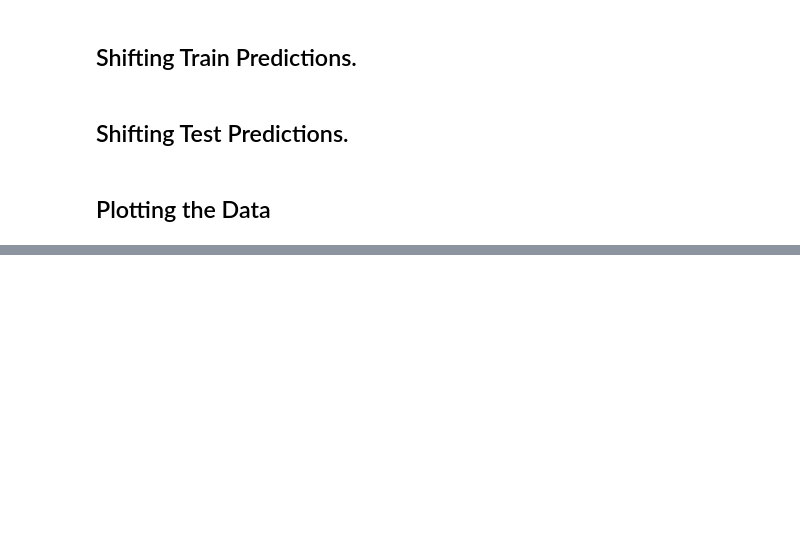
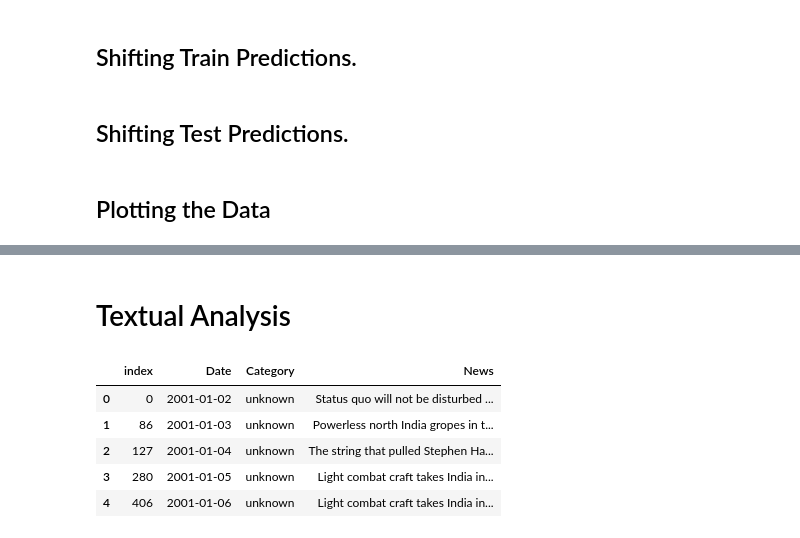
Before and after one commit to Sabyasachi-Seal/StockMarketPrediction, a Jupyter notebook: stockmarketprediction.ipynb, the cells around one changed output, grey strips where cells are left out. Saved outputs shown, nothing was run; the diff lists cells and outputs as text; code cells hidden in the pictures; blank space fills up the shorter version.

```diff
--- a/stockmarketprediction.ipynb
+++ b/stockmarketprediction.ipynb
@@ -200,0 +263,11 @@ plt.show()
+# %% [markdown]
+# Textual Analysis
+# %%
+df_news.head()
+# %% [output]
+|  | index | Date | Category | News |
+| 0 | 0 | 2001-01-02 | unknown | Status quo will not be disturbed ... |
+| 1 | 86 | 2001-01-03 | unknown | Powerless north India gropes in t... |
+| 2 | 127 | 2001-01-04 | unknown | The string that pulled Stephen Ha... |
+| 3 | 280 | 2001-01-05 | unknown | Light combat craft takes India in... |
+| 4 | 406 | 2001-01-06 | unknown | Light combat craft takes India in... |
```
Also changed, not shown: parts of 11 cells of this notebook.
